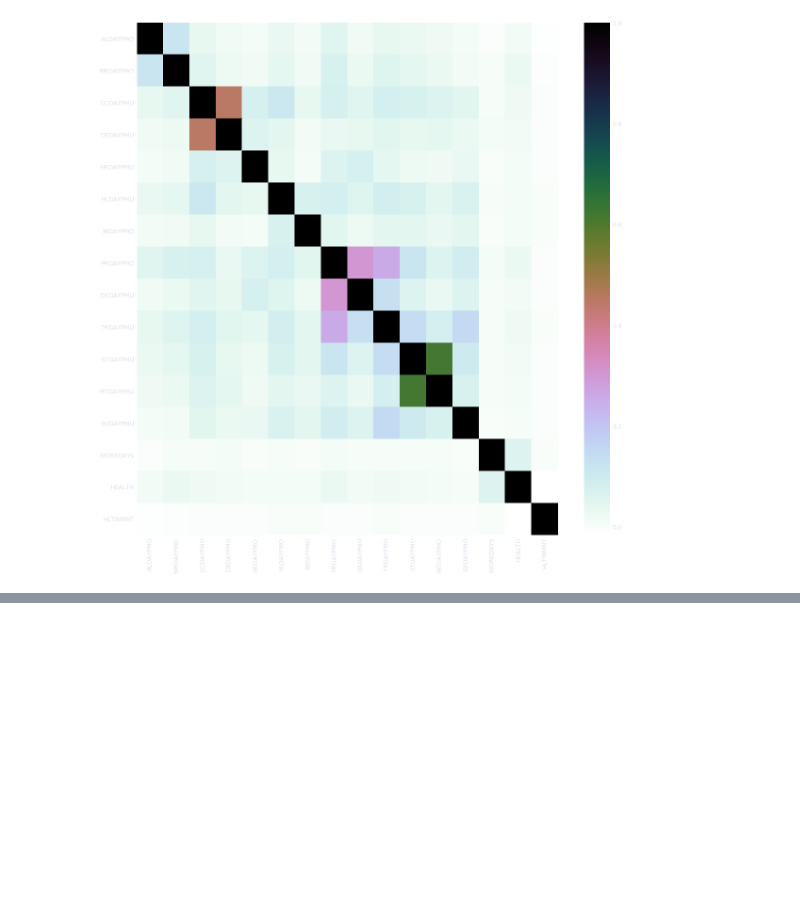
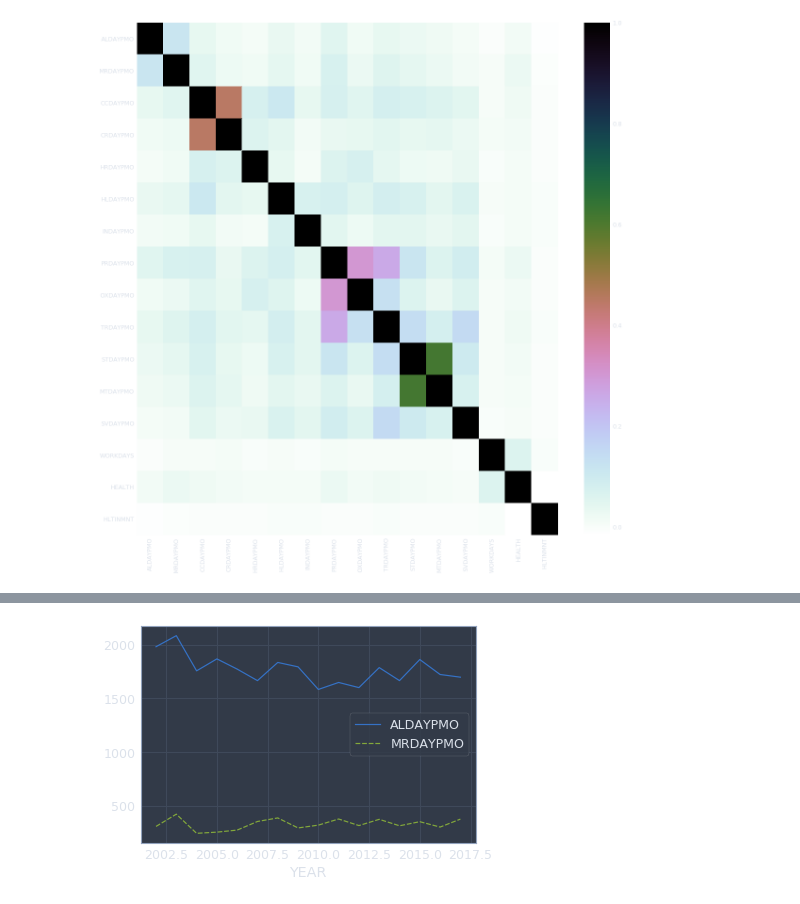
Before and after one commit to displaced-lobster/BDC2019, a Jupyter notebook: NSDUH.ipynb, the cells around one changed output, grey strips where cells are left out. Drawn from its saved outputs; the diff is of its cells as text; code cells hidden in the pictures; blank space fills up the shorter version.

```diff
--- a/NSDUH.ipynb
+++ b/NSDUH.ipynb
@@ -56,9 +56,11 @@ DEPRSYR - haddepression in oast year: 0 = no, 1 = yes
 # %%
-features = ['YEAR', 'ALDAYPMO', 'MRDAYPMO', 'CCDAYPMO',
-            'CRDAYPMO', 'HRDAYPMO', 'HLDAYPMO', 'INDAYPMO',
-            'PRDAYPMO', 'OXDAYPMO', 'TRDAYPMO', 'STDAYPMO',
-            'MTDAYPMO', 'SVDAYPMO', 'WORKDAYS', 'HEALTH',
-            'HLTINMNT']
+index = ['YEAR']
+drug_use = ['ALDAYPMO', 'MRDAYPMO', 'CCDAYPMO', 'CRDAYPMO',
+            'HRDAYPMO', 'HLDAYPMO', 'INDAYPMO', 'PRDAYPMO',
+            'OXDAYPMO', 'TRDAYPMO', 'STDAYPMO', 'MTDAYPMO',
+            'SVDAYPMO']
+health = ['WORKDAYS', 'HEALTH', 'HLTINMNT']
+features = index + drug_use + health
 # %%
 import csv
 
@@ -221,0 +216,5 @@ def save_dataset(df, filename):
+# %%
+for column in features:
+    df_imp[column] = df_imp[column].astype(np.int16)
+
+df_imp.dtypes
@@ -223,0 +242,8 @@ save_dataset(df_imp, './datasets/nsduh/NSDUH_2002_2017_reduced_imputed.csv')
+# %%
+from sklearn.model_selection import train_test_split
+
+_, df_samp = train_test_split(df_imp,
+                              test_size=0.02,
+                              stratify=df_imp['YEAR'],
+                              random_state=42)
+df_samp.shape
@@ -223,0 +284,7 @@ save_dataset(df_imp, './datasets/nsduh/NSDUH_2002_2017_reduced_imputed.csv')
+# %%
+df_year_totals = df_samp.groupby(['YEAR']).sum()
+# %%
+sns.lineplot(data=df_year_totals[['ALDAYPMO', 'MRDAYPMO']])
+plt.show()
+# %% [output]
+[figure, added]
```
Also changed, not shown: parts of 17 cells of this notebook.
